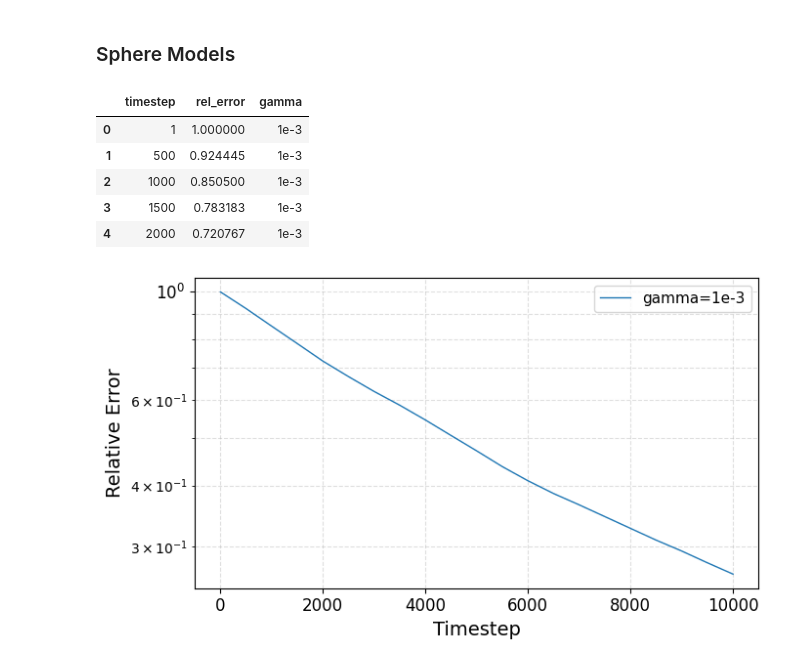
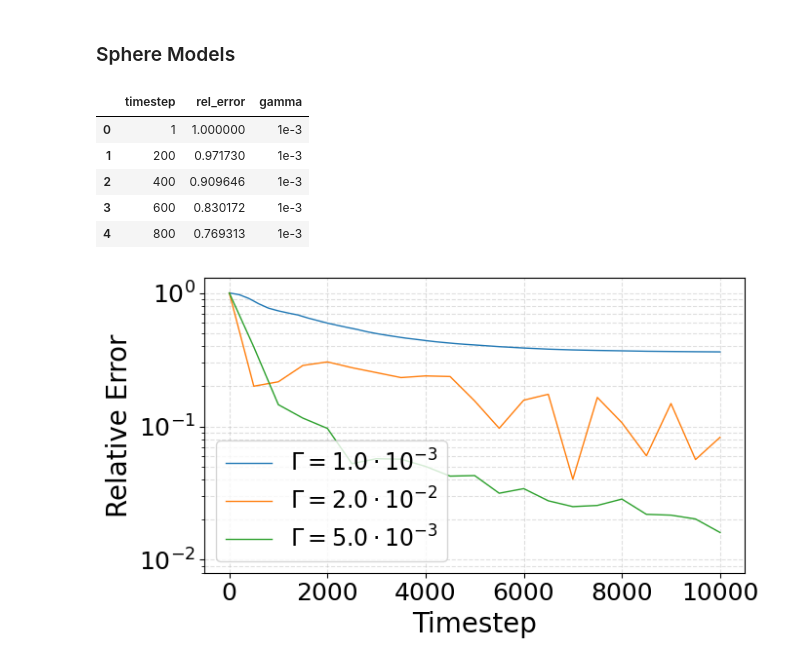
Before and after one commit to amirbous/NeuroFEM-Poiss, a Jupyter notebook: analyse_neurofem_results.ipynb, the cells around one changed output. Drawn from its saved outputs; the diff is of its cells as text; code cells hidden in the pictures.

```diff
--- a/analyse_neurofem_results.ipynb
+++ b/analyse_neurofem_results.ipynb
@@ -7,5 +10,5 @@ from pathlib import Path
 # %%
-font_size = 14
+font_size = 20
 
 def calculate_spinnaker_energy(total_num_neurons, max_neurons_per_core, duration_seconds):
     """
@@ -26,8 +29,8 @@ def calculate_spinnaker_energy(total_num_neurons, max_neurons_per_core, duration
 # %% [markdown]
 ### Sphere Models
 # %%
-base_problem_name = "Sphere_01"
-run_gammas = ["1e-3"]  # add more gamma values here
+base_problem_name = "Sphere_00"
+run_gammas = ["1e-3", "5e-3", "2e-2"]  # add more gamma values here
 
 base_dir = Path.cwd()
 conv_dir = base_dir / "logs_results" / "neurofem_convergence"
@@ -54,34 +57,42 @@ df_conv_all.head()
 # %% [output]
 |  | timestep | rel_error | gamma |
 | 0 | 1 | 1.000000 | 1e-3 |
-| 1 | 500 | 0.924445 | 1e-3 |
-| 2 | 1000 | 0.850500 | 1e-3 |
-| 3 | 1500 | 0.783183 | 1e-3 |
-| 4 | 2000 | 0.720767 | 1e-3 |
+| 1 | 200 | 0.971730 | 1e-3 |
+| 2 | 400 | 0.909646 | 1e-3 |
+| 3 | 600 | 0.830172 | 1e-3 |
+| 4 | 800 | 0.769313 | 1e-3 |
 # %%
 savefig = True
 
 plt.figure(figsize=(7, 4))
 for gamma, df_g in df_conv_all.groupby("gamma"):
+    gamma_val = float(gamma)  # convert string -> float
+
+    # now safe to use scientific notation
+    gamma_latex = rf"{gamma_val:.1e}"       # e.g., 1.0e-3
+    base, exp = gamma_latex.split("e")
+    gamma_latex = rf"{base} \cdot 10^{{{int(exp)}}}"
+
     plt.semilogy(
         df_g["timestep"],
         df_g["rel_error"],
         linewidth=1,
-        label=f"gamma={gamma}"
+        label=rf"$\Gamma={gamma_latex}$"
     )
 
+plt.ylim(8e-3, 1.3)
 plt.xlabel("Timestep", fontsize=font_size)
 plt.ylabel("Relative Error", fontsize=font_size)
 plt.tick_params(axis="both", which="major", labelsize=font_size-2)
 plt.grid(True, which="both", linestyle="--", alpha=0.4)
 plt.legend(fontsize=font_size-3)
-plt.ylim(8e-3, 1.1)
+
 plt.tight_layout()
 
 if savefig:
     # wanted to use svg but does not work in google slides
     plt.savefig(f"figures/{file_base_problem}.png")
 
 plt.show()
 # %% [output]
-[figure, old version]
+[figure, new version]
```
Also changed, not shown: parts of 3 cells of this notebook, 11 other files.
